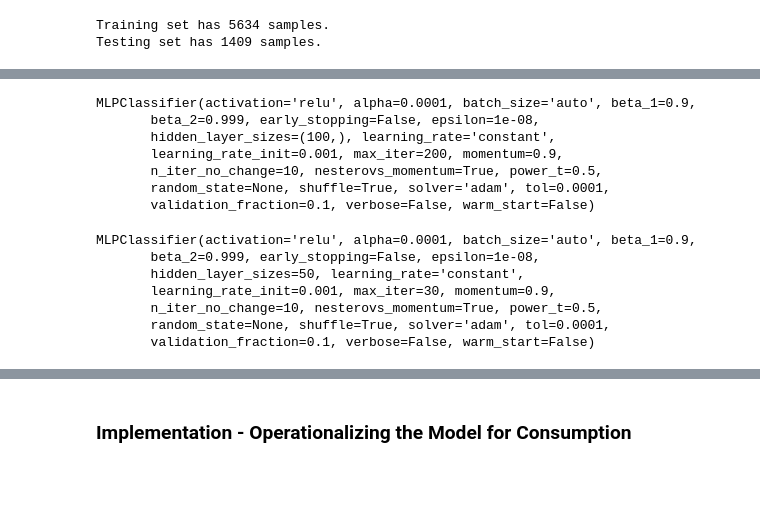
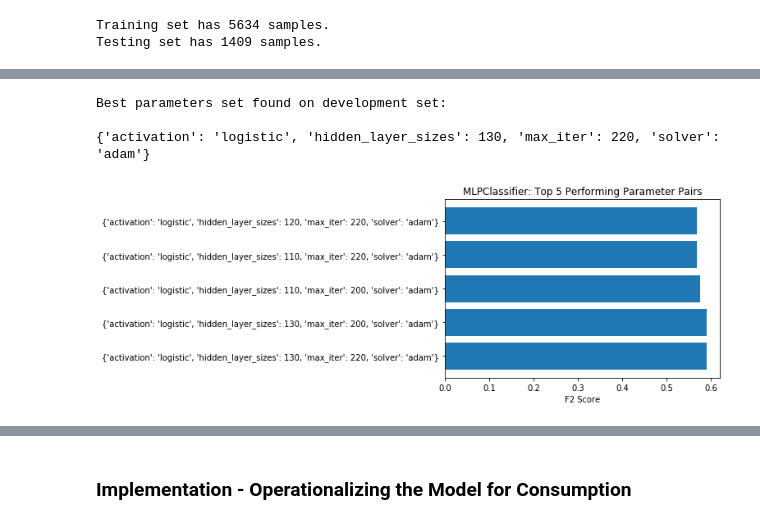
Before and after one commit to zachgardner/churn-detection, a Jupyter notebook: churn_detection_capstone.ipynb, the cells around one changed output, grey strips where cells are left out. Cells and saved outputs as stored; diff of their text form; code cells hidden in the pictures; blank space fills up the shorter version.

```diff
--- a/churn_detection_capstone.ipynb
+++ b/churn_detection_capstone.ipynb
@@ -373,21 +347,8 @@ Fitting 3 folds for each of 72 candidates, totalling 216 fits
-# %%
-clf_C
-# %% [output]
-MLPClassifier(activation='relu', alpha=0.0001, batch_size='auto', beta_1=0.9,
-       beta_2=0.999, early_stopping=False, epsilon=1e-08,
-       hidden_layer_sizes=(100,), learning_rate='constant',
-       learning_rate_init=0.001, max_iter=200, momentum=0.9,
-       n_iter_no_change=10, nesterovs_momentum=True, power_t=0.5,
-       random_state=None, shuffle=True, solver='adam', tol=0.0001,
-       validation_fraction=0.1, verbose=False, warm_start=False)
-# %%
-best_clf_MLP
-# %% [output]
-MLPClassifier(activation='relu', alpha=0.0001, batch_size='auto', beta_1=0.9,
-       beta_2=0.999, early_stopping=False, epsilon=1e-08,
-       hidden_layer_sizes=50, learning_rate='constant',
-       learning_rate_init=0.001, max_iter=30, momentum=0.9,
-       n_iter_no_change=10, nesterovs_momentum=True, power_t=0.5,
-       random_state=None, shuffle=True, solver='adam', tol=0.0001,
-       validation_fraction=0.1, verbose=False, warm_start=False)
+# %%
+ch.displayGridScores(grid_fit, best_clf_MLP.__class__.__name__)
+# %% [output]
+Best parameters set found on development set:
+
+{'activation': 'logistic', 'hidden_layer_sizes': 130, 'max_iter': 220, 'solver': 'adam'}
+[figure, added]
 # %%
```
Also changed, not shown: parts of 30 cells of this notebook.
